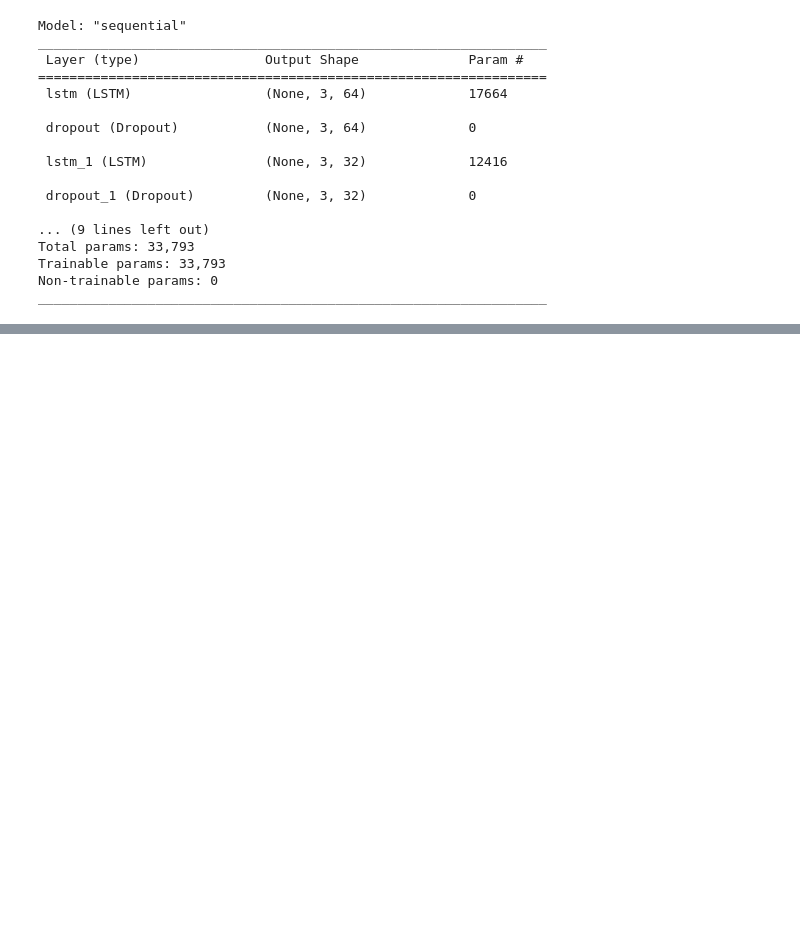
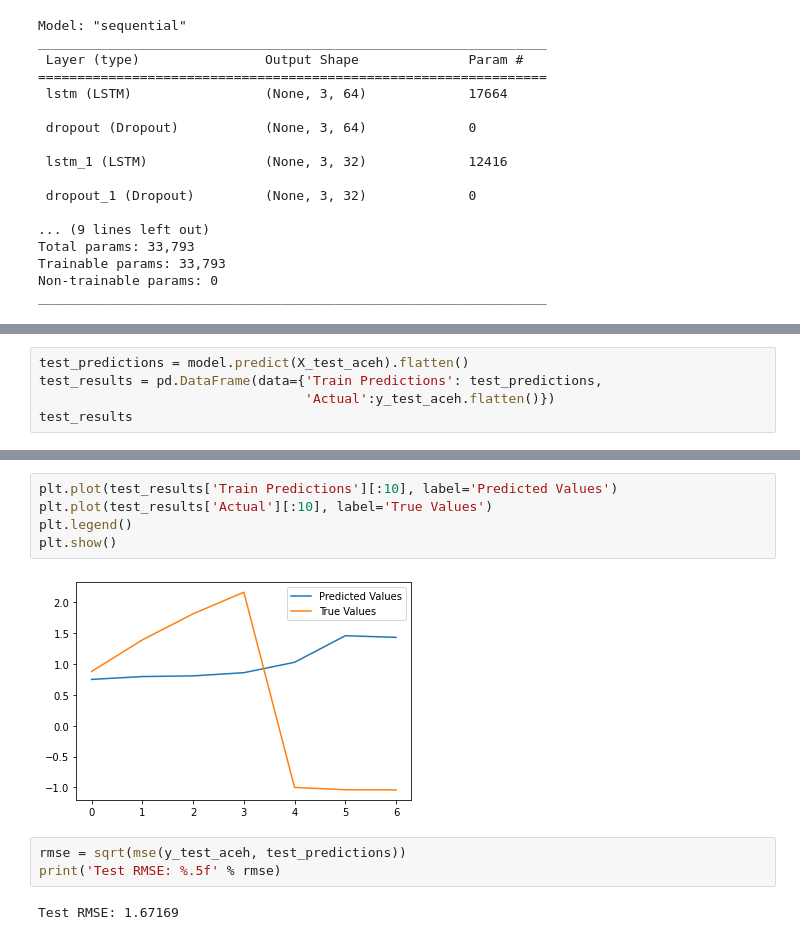
Before and after one commit to aqilwahid/Forecasting-Produksi-Pertanian-Komoditas-Bahan-Pangan-di-Pulau-Sumatera, a Jupyter notebook: Forecasting_Tanaman_Padi.ipynb, the cells around one changed output, grey strips where cells are left out. Saved outputs shown, nothing was run; the diff lists cells and outputs as text; blank space fills up the shorter version.

```diff
--- a/Forecasting_Tanaman_Padi.ipynb
+++ b/Forecasting_Tanaman_Padi.ipynb
@@ -320,0 +381,5 @@ Test RMSE: 0.42704
+# %%
+test_predictions = model.predict(X_test_aceh).flatten()
+test_results = pd.DataFrame(data={'Train Predictions': test_predictions,
+                                  'Actual':y_test_aceh.flatten()})
+test_results
@@ -320,0 +395,12 @@ Test RMSE: 0.42704
+# %%
+plt.plot(test_results['Train Predictions'][:10], label='Predicted Values')
+plt.plot(test_results['Actual'][:10], label='True Values')
+plt.legend()
+plt.show()
+# %% [output]
+[figure, added]
+# %%
+rmse = sqrt(mse(y_test_aceh, test_predictions))
+print('Test RMSE: %.5f' % rmse)
+# %% [output]
+Test RMSE: 1.67169
```
Also changed, not shown: parts of 15 cells of this notebook.
